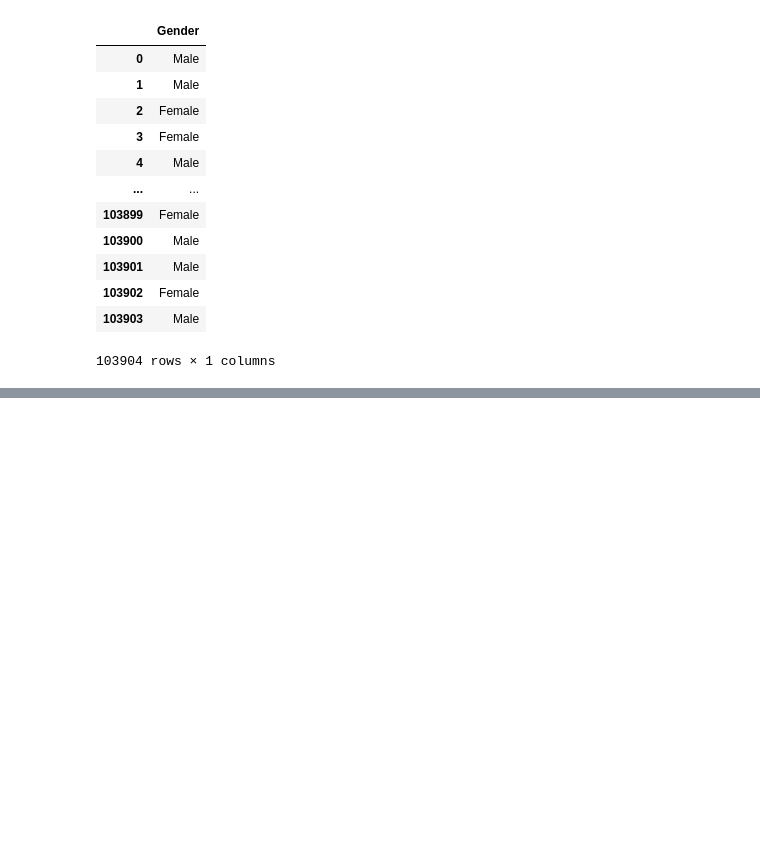
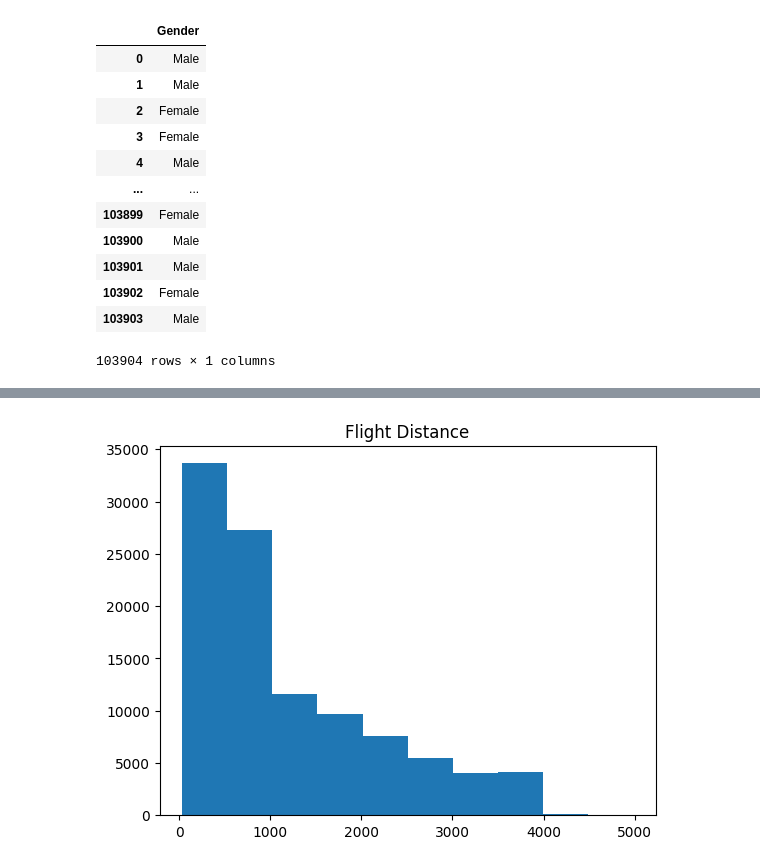
Before and after one commit to harshch0udhary/SITP-12TH-MAY-, a Jupyter notebook: PROJECT/project2.ipynb, the cells around one changed output, grey strips where cells are left out. Saved outputs shown, nothing was run; the diff lists cells and outputs as text; code cells hidden in the pictures; blank space fills up the shorter version.

```diff
--- a/PROJECT/project2.ipynb
+++ b/PROJECT/project2.ipynb
@@ -228,0 +497,7 @@ plt.show()
+# %%
+# Flight Distance Distribution
+plt.hist(df['Flight Distance'])
+plt.title("Flight Distance")
+plt.show()
+# %% [output]
+[figure, added]
```
Also changed, not shown: parts of 50 cells of this notebook, 1 other file.
